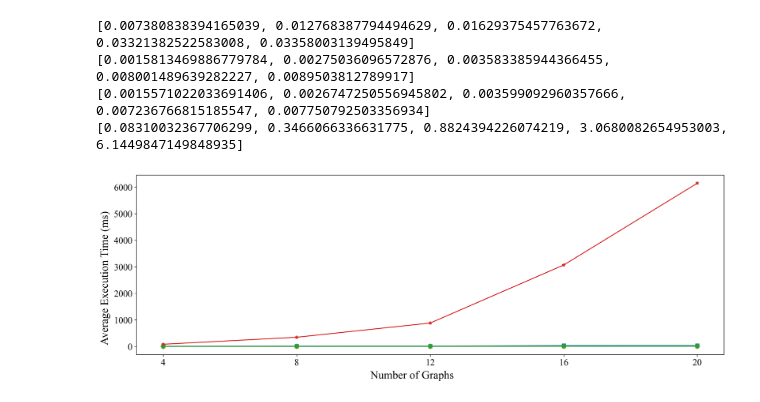
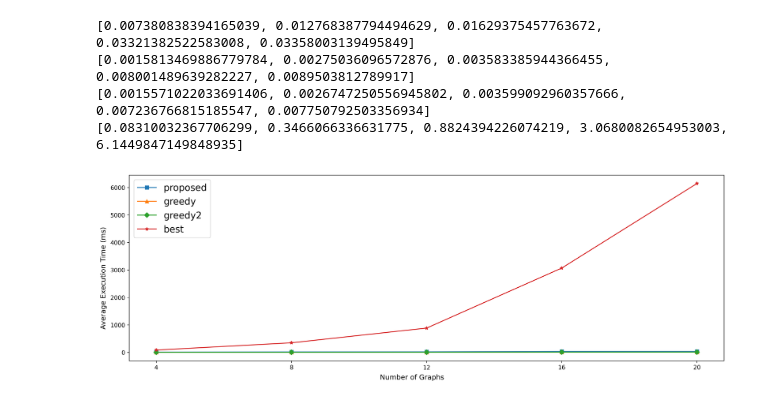
Before and after one commit to fritz1149/stream-scheduling-simulator, a Jupyter notebook: scripts/multiedge-exp/cut_time.ipynb, the cells around one changed output. Drawn from its saved outputs; the diff is of its cells as text; code cells hidden in the pictures.

```diff
--- a/scripts/multiedge-exp/cut_time.ipynb
+++ b/scripts/multiedge-exp/cut_time.ipynb
@@ -140,15 +141,18 @@ def s_2_ms(data):
         ret.append(data[i] * 1000)
     return ret
 # %%
+import matplotlib
+import matplotlib.pyplot as plt
 fig, axes = plt.subplots(1, 1, figsize=(15, 5), dpi=300, constrained_layout=True)
 fig.supxlabel("Number of Graphs")
 fig.supylabel("Average Execution Time (ms)")
 axes.set_xticks([i for i in range(5)])
 axes.set_xticklabels([4, 8, 12, 16, 20])
-axes.plot(s_2_ms(flow_time), marker="s")
-axes.plot(s_2_ms(greedy_time), marker="^")
-axes.plot(s_2_ms(greedy2_time), marker="D")
-axes.plot(s_2_ms(best_time), marker="*")
+flow_line, = axes.plot(s_2_ms(flow_time), marker="s")
+greedy_line, = axes.plot(s_2_ms(greedy_time), marker="^")
+greedy2_line, = axes.plot(s_2_ms(greedy2_time), marker="D")
+best_line, = axes.plot(s_2_ms(best_time), marker="*")
+axes.legend([flow_line, greedy_line, greedy2_line, best_line], ["proposed", "greedy", "greedy2", "best"], prop={'size': '16'})
 plt.show()
 # %% [output]
-[figure, old version]
+[figure, new version]
```
Also changed, not shown: parts of 1 cell of this notebook, 2 other files.
